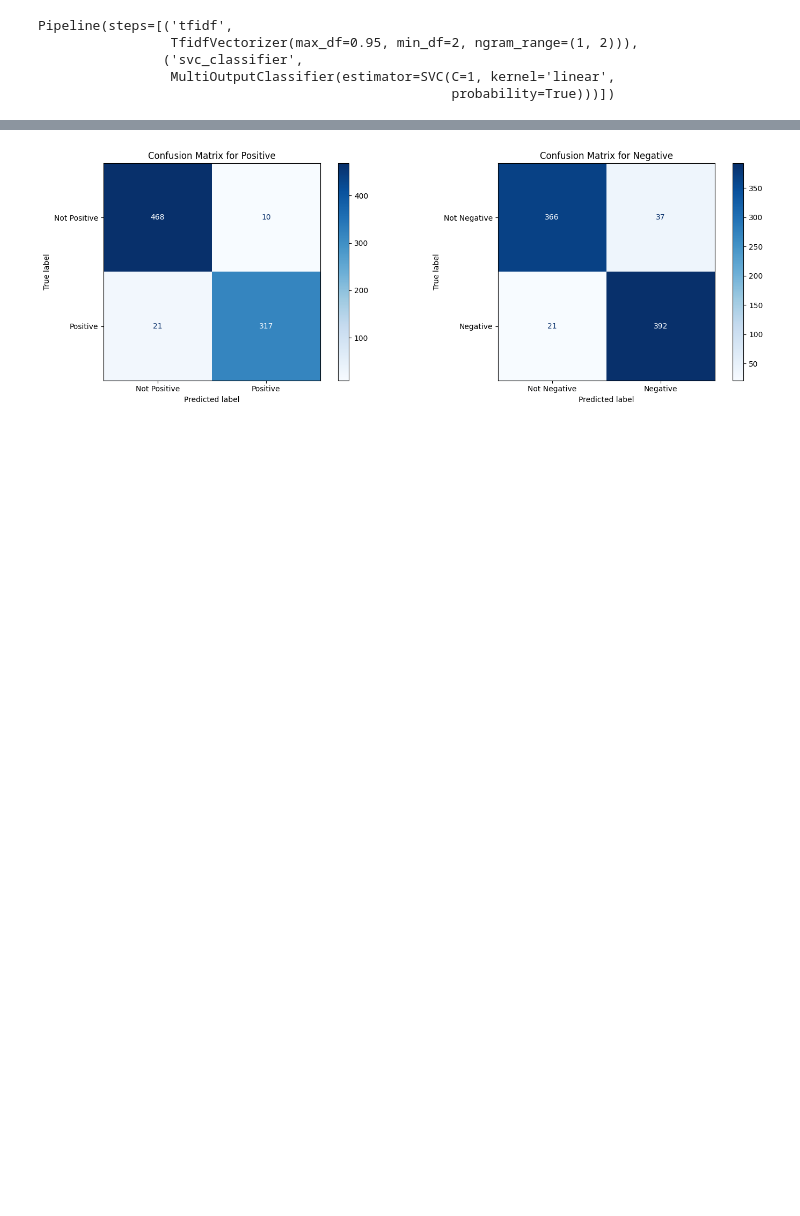
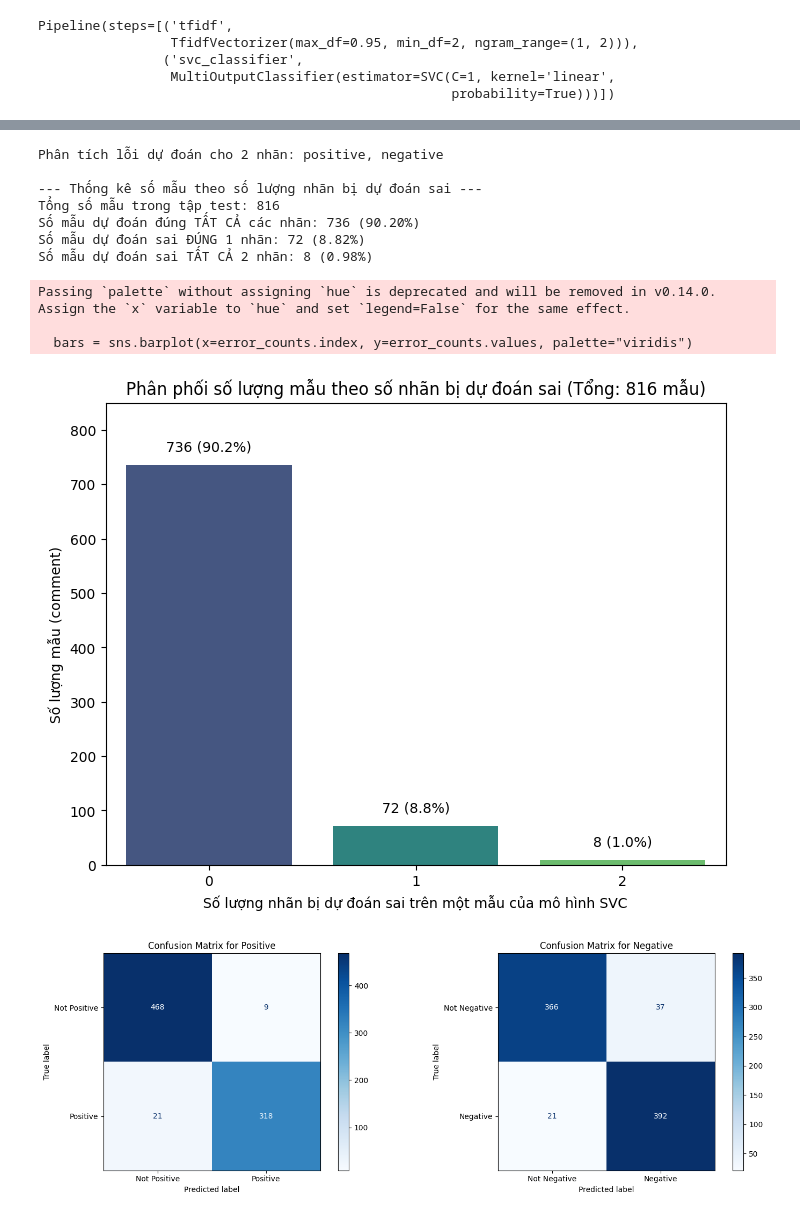
Before and after one commit to DinhManhAVG/Comment-Sentiment-Analysis, a Jupyter notebook: training/ML/tf_idf_approach_enhance_data.ipynb, the cells around one changed output, grey strips where cells are left out. Cells and saved outputs as stored; diff of their text form; code cells hidden in the pictures; blank space fills up the shorter version.

```diff
--- a/training/ML/tf_idf_approach_enhance_data.ipynb
+++ b/training/ML/tf_idf_approach_enhance_data.ipynb
@@ -177,7 +270,7 @@ joblib.dump(pipeline_logistic, './models/logistic.pkl')
 # %%
 from sklearn.svm import SVC
 # %%
-svc_classifier = MultiOutputClassifier(SVC(kernel='linear', C=1, probability=True,))
+svc_classifier = MultiOutputClassifier(SVC(kernel='linear', C=1, probability=True))
 # %%
 pipeline_svc = Pipeline([
     ('tfidf', tfidf),
@@ -207,3 +304,17 @@ weighted avg       0.94      0.94      0.94       751
+# %%
+analyze_multilabel_prediction_errors(pipeline_svc, X_test, y_test, ['positive', 'negative'], 'SVC')
+# %% [output]
+Phân tích lỗi dự đoán cho 2 nhãn: positive, negative
+
+--- Thống kê số mẫu theo số lượng nhãn bị dự đoán sai ---
+Tổng số mẫu trong tập test: 816
+Số mẫu dự đoán đúng TẤT CẢ các nhãn: 736 (90.20%)
+Số mẫu dự đoán sai ĐÚNG 1 nhãn: 72 (8.82%)
+Số mẫu dự đoán sai TẤT CẢ 2 nhãn: 8 (0.98%)
+Passing `palette` without assigning `hue` is deprecated and will be removed in v0.14.0. Assign the `x` variable to `hue` and set `legend=False` for the same effect.
+
+  bars = sns.barplot(x=error_counts.index, y=error_counts.values, palette="viridis")
+[figure, added]
 # %%
 draw_confusion_matrix(pipeline_svc, X_test, y_test)
 # %% [output]
```
Also changed, not shown: parts of 17 cells of this notebook, 5 other files.
